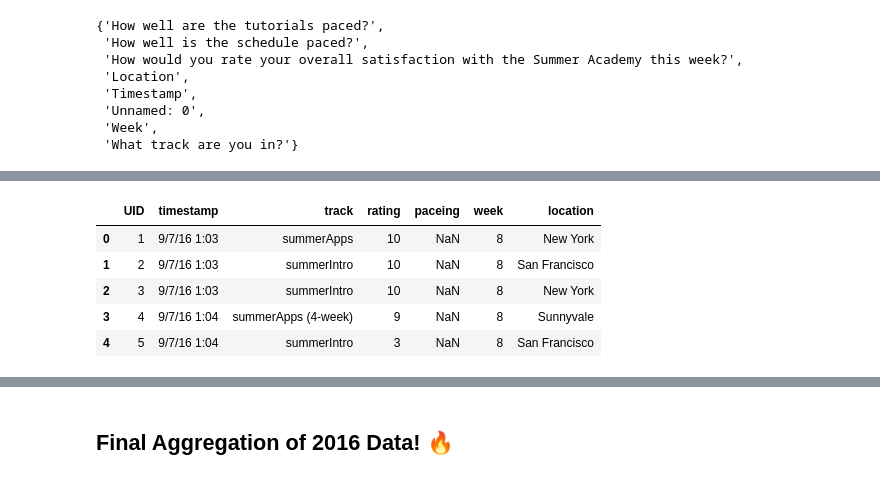
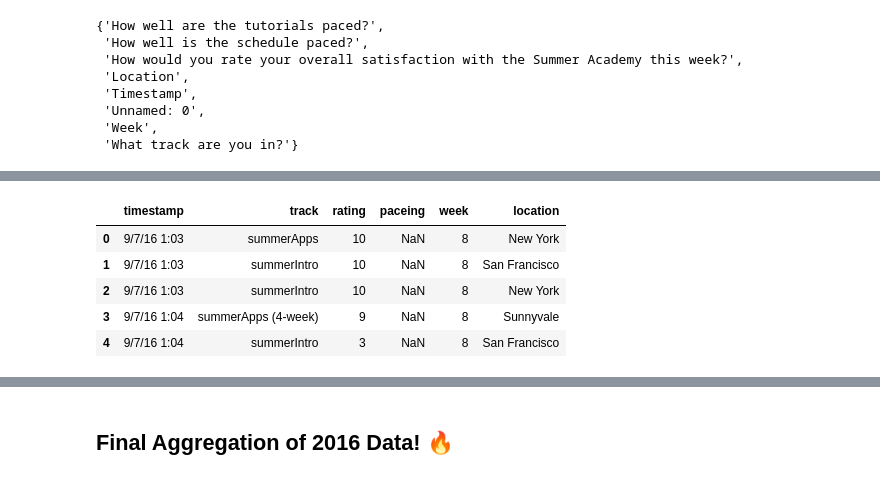
Before and after one commit to capt-alien/ds1.1Code, a Jupyter notebook: cleaning.Student_FB.ipynb, the cells around one changed output, grey strips where cells are left out. Cells and saved outputs as stored; diff of their text form; code cells hidden in the pictures.

```diff
--- a/cleaning.Student_FB.ipynb
+++ b/cleaning.Student_FB.ipynb
@@ -219,17 +217,18 @@ df8=pd.read_csv(WK8)
 # %%
 #Open individual frames
 def _drop_week_8_uid():
     df8.drop(columns=["UID"], inplace=True)
     return
 
+_drop_week_8_uid()
 df8.head()
 # %% [output]
-|  | UID | timestamp | track | rating | paceing | week | location |
-| 0 | 1 | 9/7/16 1:03 | summerApps | 10 | NaN | 8 | New York |
-| 1 | 2 | 9/7/16 1:03 | summerIntro | 10 | NaN | 8 | San Francisco |
-| 2 | 3 | 9/7/16 1:03 | summerIntro | 10 | NaN | 8 | New York |
-| 3 | 4 | 9/7/16 1:04 | summerApps (4-week) | 9 | NaN | 8 | Sunnyvale |
-| 4 | 5 | 9/7/16 1:04 | summerIntro | 3 | NaN | 8 | San Francisco |
+|  | timestamp | track | rating | paceing | week | location |
+| 0 | 9/7/16 1:03 | summerApps | 10 | NaN | 8 | New York |
+| 1 | 9/7/16 1:03 | summerIntro | 10 | NaN | 8 | San Francisco |
+| 2 | 9/7/16 1:03 | summerIntro | 10 | NaN | 8 | New York |
+| 3 | 9/7/16 1:04 | summerApps (4-week) | 9 | NaN | 8 | Sunnyvale |
+| 4 | 9/7/16 1:04 | summerIntro | 3 | NaN | 8 | San Francisco |
 # %%
 unique_tracks = set()
 
```
Also changed, not shown: parts of 22 cells of this notebook, 7 other files.
